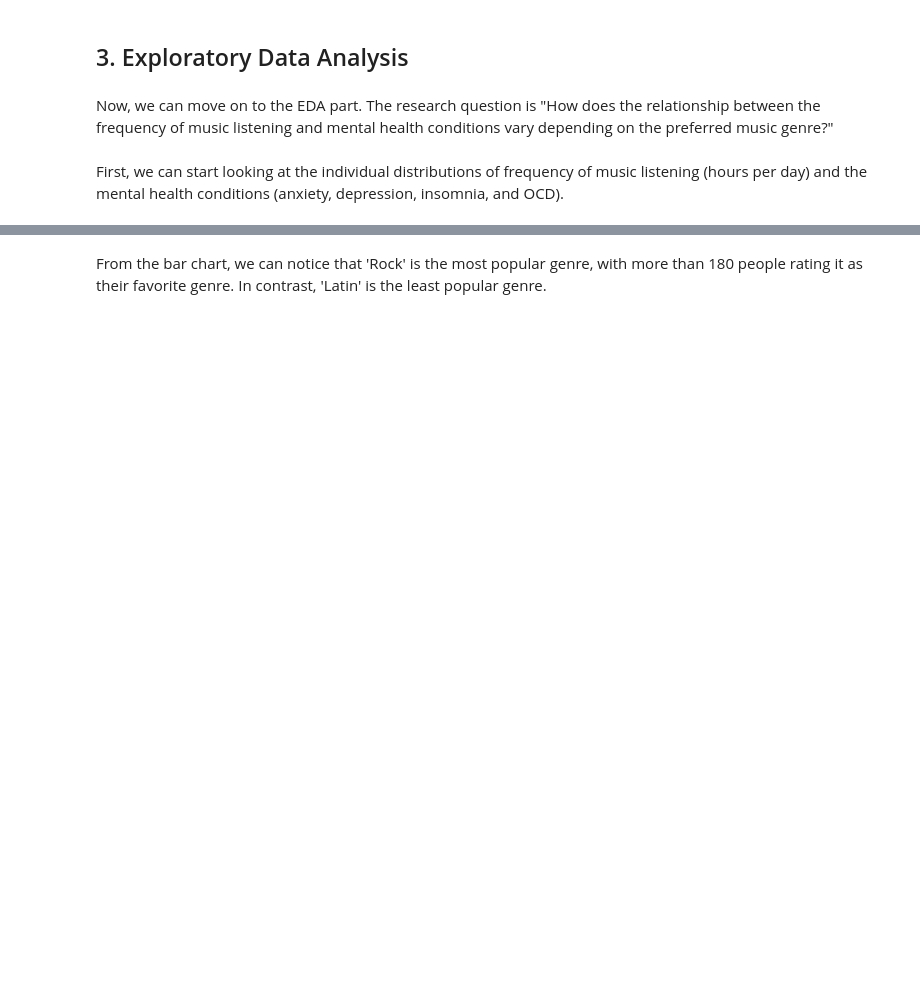
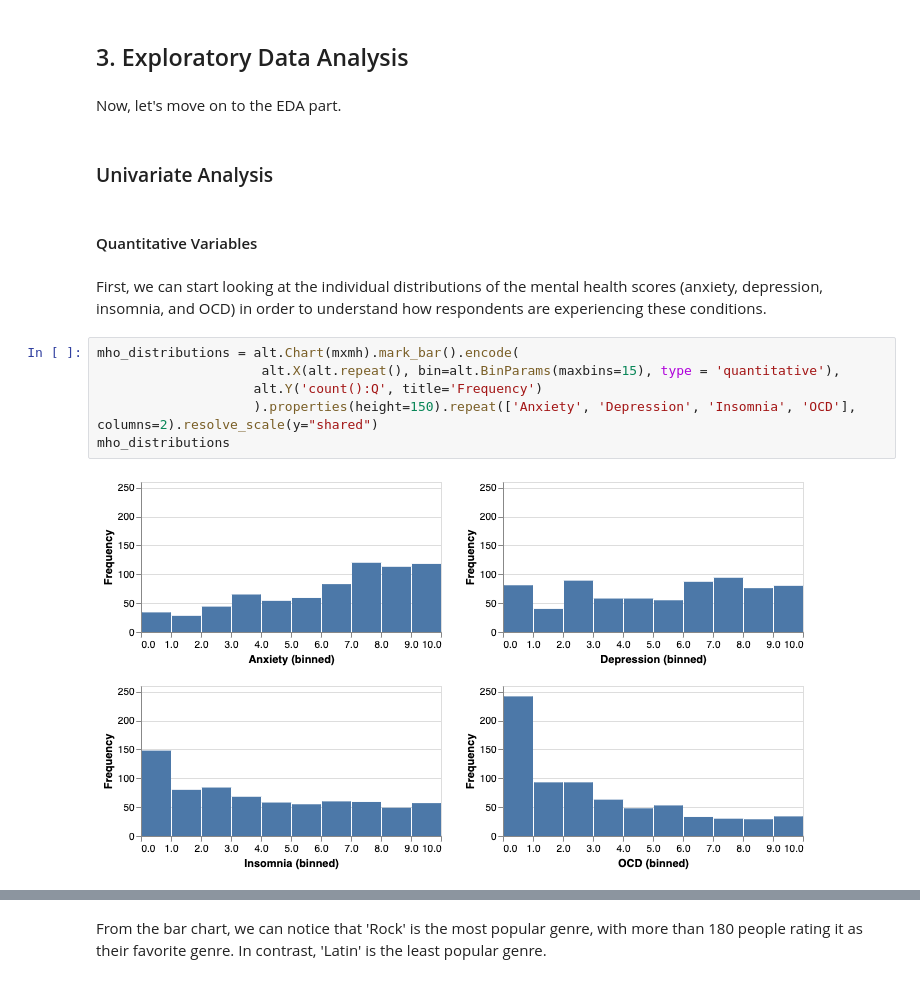
Before and after one commit to ubc-dsci320-2024w2/project-team_fabfour, a Jupyter notebook: analysis/Judy/analysis3.ipynb, the cells around one changed output, grey strips where cells are left out. Saved outputs shown, nothing was run; the diff lists cells and outputs as text; blank space fills up the shorter version.

```diff
--- a/analysis/Judy/analysis3.ipynb
+++ b/analysis/Judy/analysis3.ipynb
@@ -329,6 +297,18 @@ After checking, we can see that there are no missing values anymore in our datas
 # %% [markdown]
 ## 3. Exploratory Data Analysis
-# %% [markdown]
-Now, we can move on to the EDA part. The research question is "How does the relationship between the frequency of music listening and mental health conditions vary depending on the preferred music genre?"
+# %% [markdown]
+Now, let's move on to the EDA part.
+# %% [markdown]
+### Univariate Analysis
+# %% [markdown]
+#### Quantitative Variables
 # %% [markdown]
-First, we can start looking at the individual distributions of frequency of music listening (hours per day) and the mental health conditions (anxiety, depression, insomnia, and OCD).
+First, we can start looking at the individual distributions of the mental health scores (anxiety, depression, insomnia, and OCD) in order to understand how respondents are experiencing these conditions.
+# %%
+mho_distributions = alt.Chart(mxmh).mark_bar().encode(
+                     alt.X(alt.repeat(), bin=alt.BinParams(maxbins=15), type = 'quantitative'),
+                    alt.Y('count():Q', title='Frequency')
+                    ).properties(height=150).repeat(['Anxiety', 'Depression', 'Insomnia', 'OCD'], columns=2).resolve_scale(y="shared")
+mho_distributions
+# %% [output]
+[figure, added]
```
Also changed, not shown: parts of 52 cells of this notebook, 3 other files.
